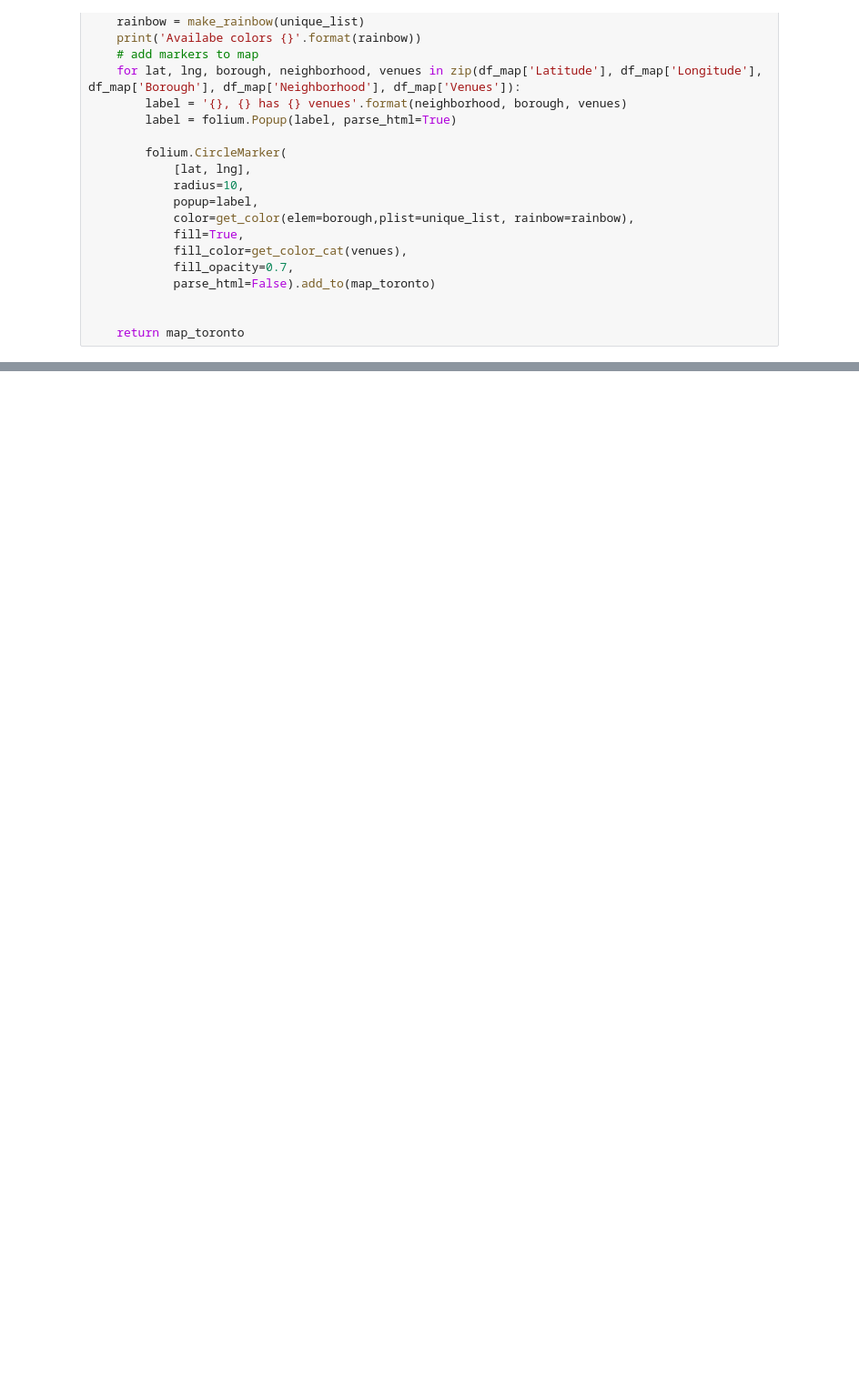
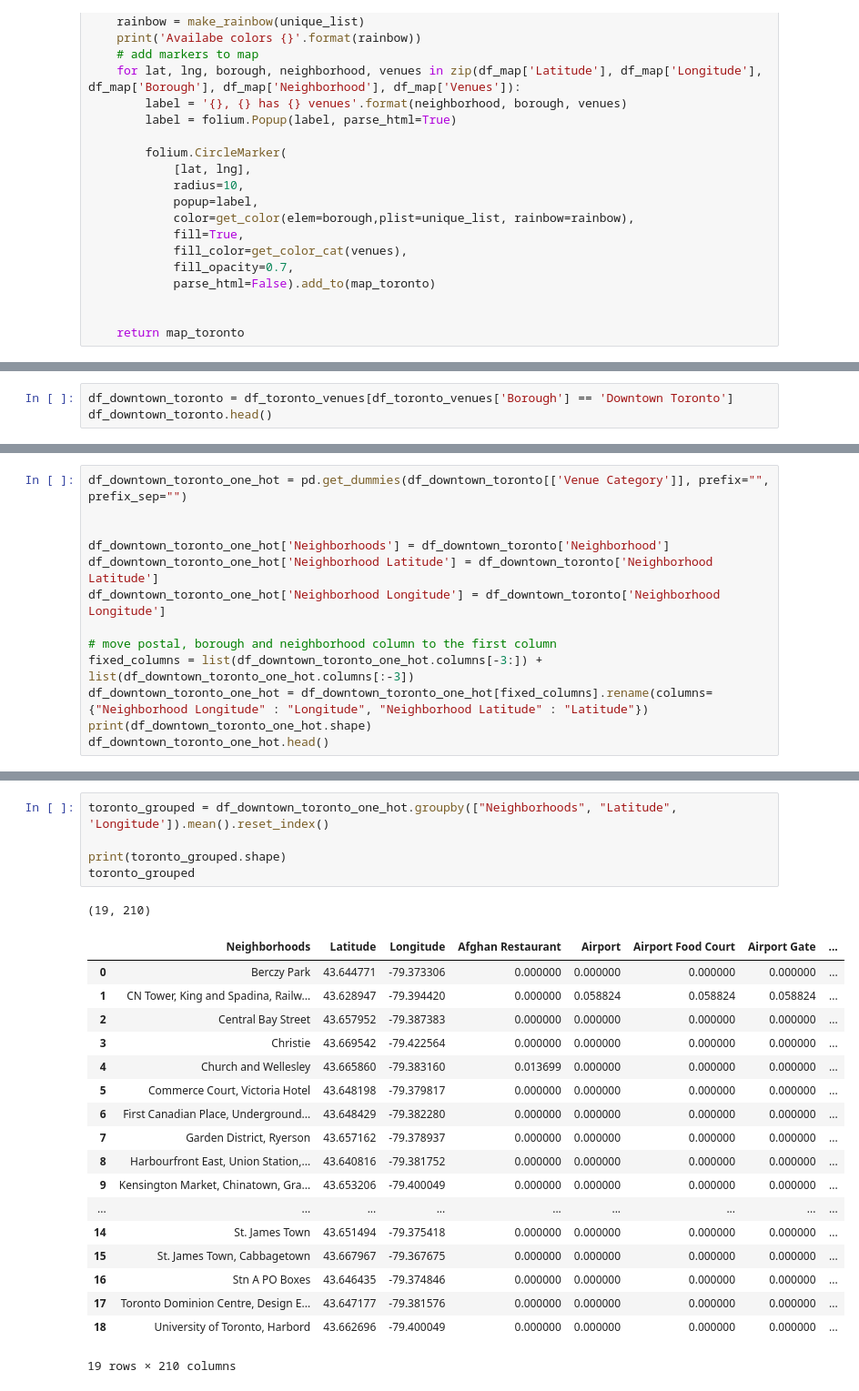
Before and after one commit to GuyVanTricht/Coursera_Capstone, a Jupyter notebook: Neighborhoods of Toronto.ipynb, the cells around one changed output, grey strips where cells are left out. Shown at 91% size. Cells and saved outputs as stored; diff of their text form; blank space fills up the shorter version.

```diff
--- a/Neighborhoods of Toronto.ipynb
+++ b/Neighborhoods of Toronto.ipynb
@@ -366,0 +334,3 @@ df =
+# %%
+df_downtown_toronto = df_toronto_venues[df_toronto_venues['Borough'] == 'Downtown Toronto']
+df_downtown_toronto.head()
@@ -366,0 +344,13 @@ df =
+# %%
+df_downtown_toronto_one_hot = pd.get_dummies(df_downtown_toronto[['Venue Category']], prefix="", prefix_sep="")
+
+
+df_downtown_toronto_one_hot['Neighborhoods'] = df_downtown_toronto['Neighborhood']
+df_downtown_toronto_one_hot['Neighborhood Latitude'] = df_downtown_toronto['Neighborhood Latitude']
+df_downtown_toronto_one_hot['Neighborhood Longitude'] = df_downtown_toronto['Neighborhood Longitude']
+
+# move postal, borough and neighborhood column to the first column
+fixed_columns = list(df_downtown_toronto_one_hot.columns[-3:]) + list(df_downtown_toronto_one_hot.columns[:-3])
+df_downtown_toronto_one_hot = df_downtown_toronto_one_hot[fixed_columns].rename(columns={"Neighborhood Longitude" : "Longitude", "Neighborhood Latitude" : "Latitude"})
+print(df_downtown_toronto_one_hot.shape)
+df_downtown_toronto_one_hot.head()
@@ -366,0 +366,25 @@ df =
+# %%
+toronto_grouped = df_downtown_toronto_one_hot.groupby(["Neighborhoods", "Latitude", 'Longitude']).mean().reset_index()
+
+print(toronto_grouped.shape)
+toronto_grouped
+# %% [output]
+(19, 210)
+|  | Neighborhoods | Latitude | Longitude | Afghan Restaurant | Airport | Airport Food Court | Airport Gate | ... |
+| 0 | Berczy Park | 43.644771 | -79.373306 | 0.000000 | 0.000000 | 0.000000 | 0.000000 | ... |
+| 1 | CN Tower, King and Spadina, Railw... | 43.628947 | -79.394420 | 0.000000 | 0.058824 | 0.058824 | 0.058824 | ... |
+| 2 | Central Bay Street | 43.657952 | -79.387383 | 0.000000 | 0.000000 | 0.000000 | 0.000000 | ... |
+| 3 | Christie | 43.669542 | -79.422564 | 0.000000 | 0.000000 | 0.000000 | 0.000000 | ... |
+| 4 | Church and Wellesley | 43.665860 | -79.383160 | 0.013699 | 0.000000 | 0.000000 | 0.000000 | ... |
+| 5 | Commerce Court, Victoria Hotel | 43.648198 | -79.379817 | 0.000000 | 0.000000 | 0.000000 | 0.000000 | ... |
+| 6 | First Canadian Place, Underground... | 43.648429 | -79.382280 | 0.000000 | 0.000000 | 0.000000 | 0.000000 | ... |
+| 7 | Garden District, Ryerson | 43.657162 | -79.378937 | 0.000000 | 0.000000 | 0.000000 | 0.000000 | ... |
+| 8 | Harbourfront East, Union Station,... | 43.640816 | -79.381752 | 0.000000 | 0.000000 | 0.000000 | 0.000000 | ... |
+| 9 | Kensington Market, Chinatown, Gra... | 43.653206 | -79.400049 | 0.000000 | 0.000000 | 0.000000 | 0.000000 | ... |
+| ... | ... | ... | ... | ... | ... | ... | ... | ... |
+| 14 | St. James Town | 43.651494 | -79.375418 | 0.000000 | 0.000000 | 0.000000 | 0.000000 | ... |
+| 15 | St. James Town, Cabbagetown | 43.667967 | -79.367675 | 0.000000 | 0.000000 | 0.000000 | 0.000000 | ... |
+| 16 | Stn A PO Boxes | 43.646435 | -79.374846 | 0.000000 | 0.000000 | 0.000000 | 0.000000 | ... |
+| 17 | Toronto Dominion Centre, Design E... | 43.647177 | -79.381576 | 0.000000 | 0.000000 | 0.000000 | 0.000000 | ... |
+| 18 | University of Toronto, Harbord | 43.662696 | -79.400049 | 0.000000 | 0.000000 | 0.000000 | 0.000000 | ... |
+19 rows × 210 columns
```
Also changed, not shown: parts of 14 cells of this notebook.
